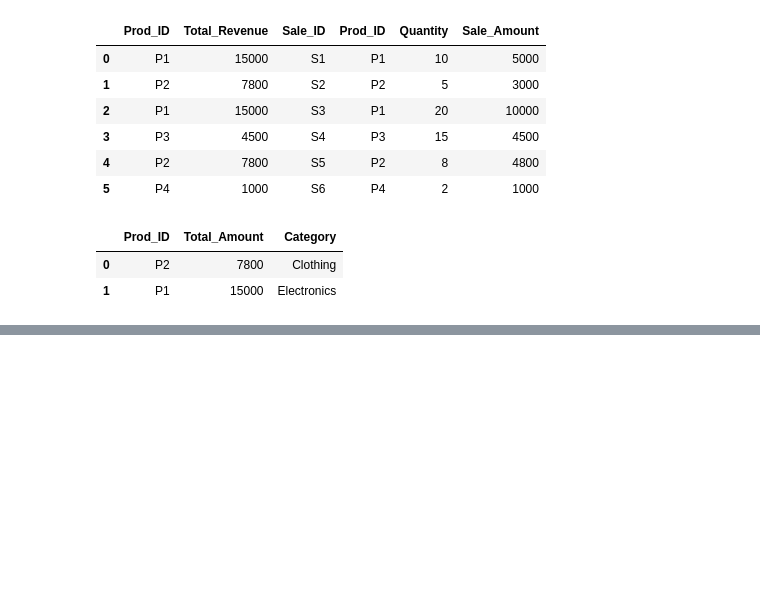
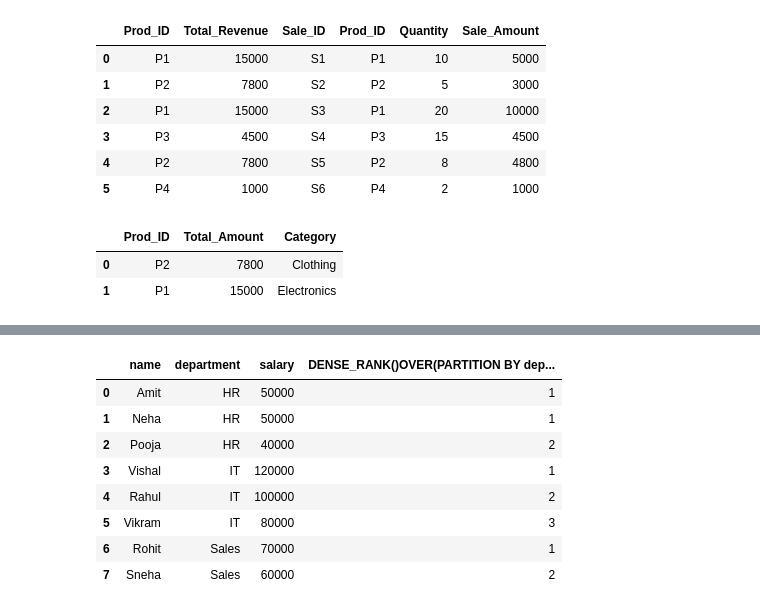
Before and after one commit to Visky-02/Data-Science-Practice, a Jupyter notebook: Untitled Folder/sql2.ipynb, the cells around one changed output, grey strips where cells are left out. Saved outputs shown, nothing was run; the diff lists cells and outputs as text; code cells hidden in the pictures; blank space fills up the shorter version.

```diff
--- a/Untitled Folder/sql2.ipynb
+++ b/Untitled Folder/sql2.ipynb
@@ -702,0 +852,17 @@ pd.read_sql_query(query9,conn)
+# %%
+query5="""
+SELECT name,department,salary,
+DENSE_RANK()OVER(PARTITION BY department ORDER BY salary DESC)
+FROM employees_data
+"""
+pd.read_sql_query(query5,conn)
+# %% [output]
+|  | name | department | salary | DENSE_RANK()OVER(PARTITION BY dep... |
+| 0 | Amit | HR | 50000 | 1 |
+| 1 | Neha | HR | 50000 | 1 |
+| 2 | Pooja | HR | 40000 | 2 |
+| 3 | Vishal | IT | 120000 | 1 |
+| 4 | Rahul | IT | 100000 | 2 |
+| 5 | Vikram | IT | 80000 | 3 |
+| 6 | Rohit | Sales | 70000 | 1 |
+| 7 | Sneha | Sales | 60000 | 2 |
```
Also changed, not shown: parts of 22 cells of this notebook, 1 other file.
